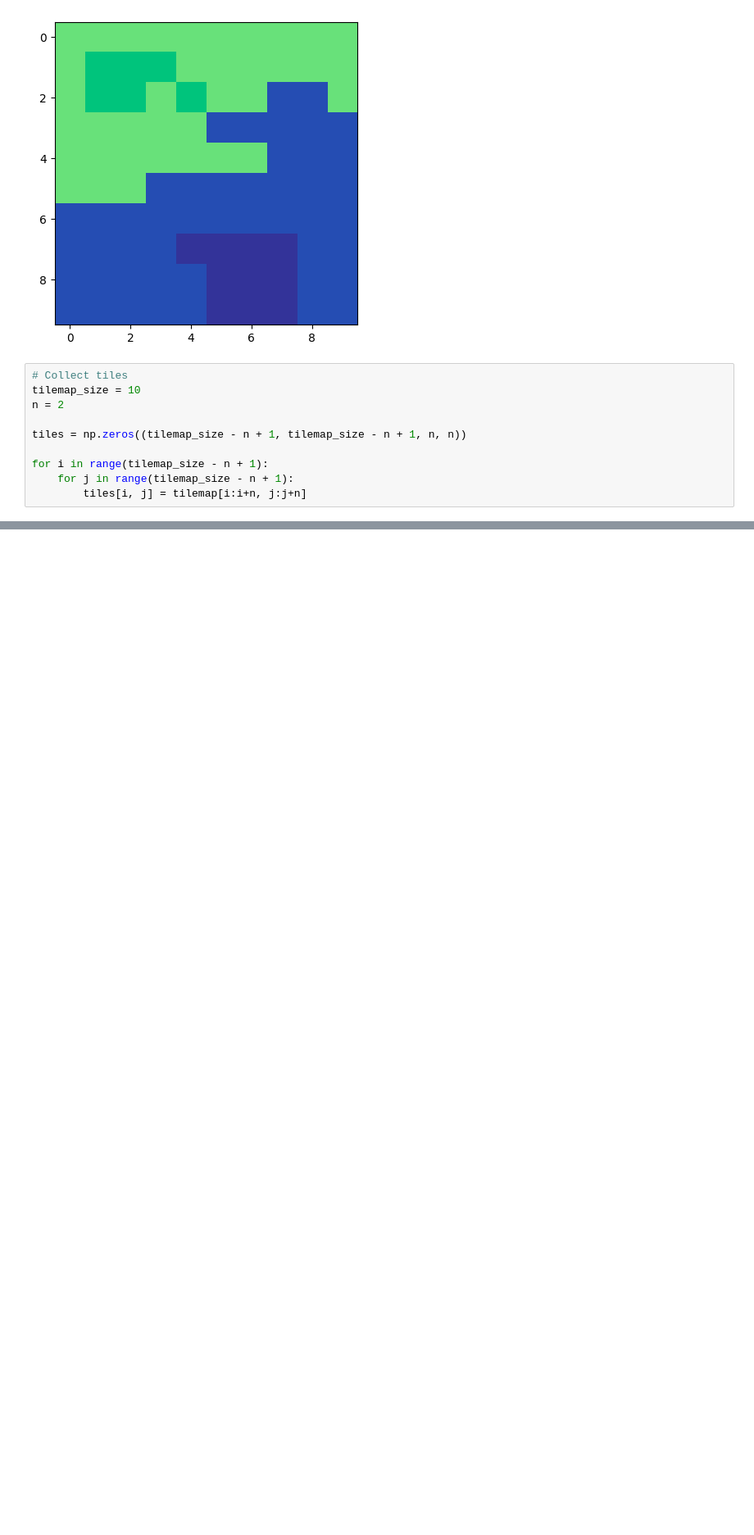
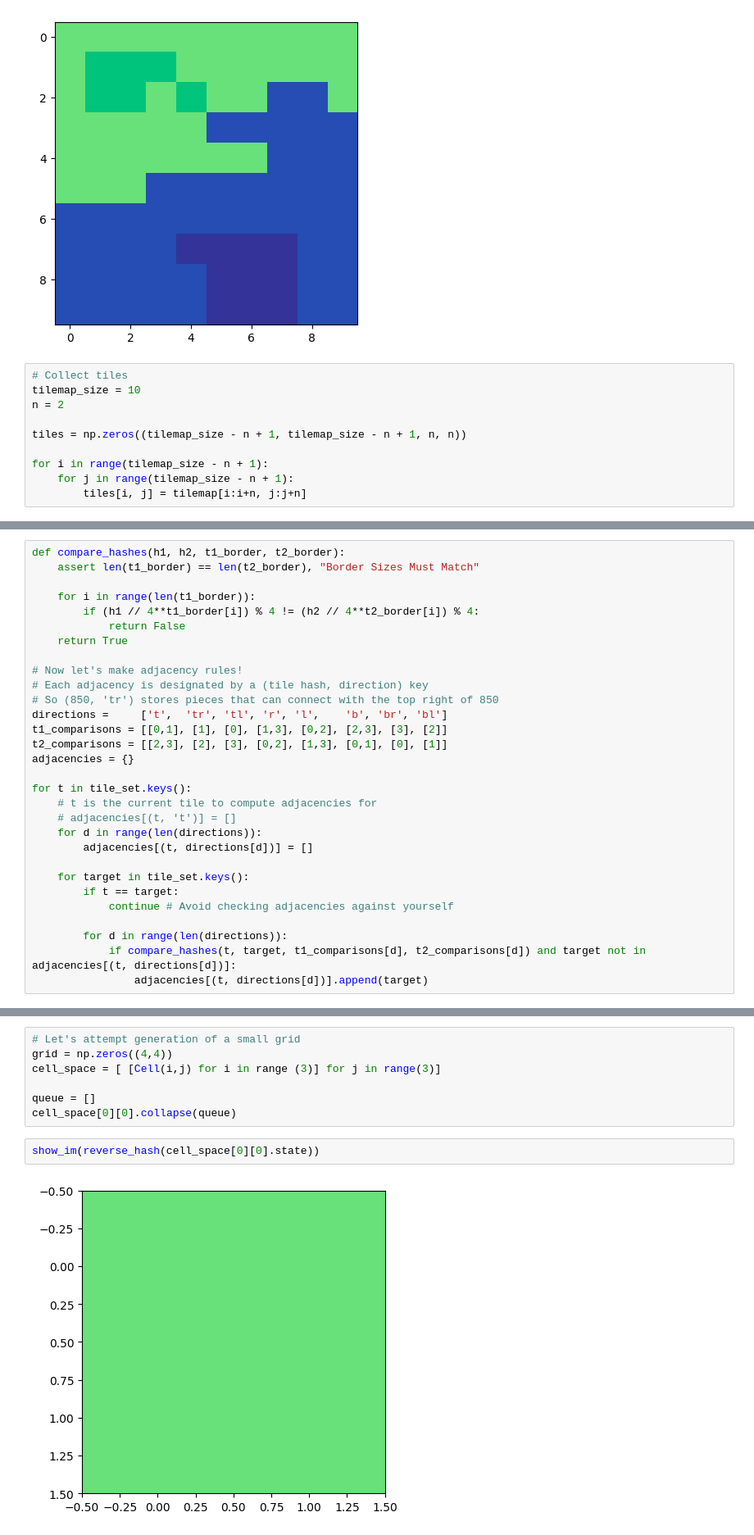
Before and after one commit to NathanLaCrosse/WorldGen, a Jupyter notebook: WFCExperiment.ipynb, the cells around one changed output, grey strips where cells are left out. Shown at 82% size. Cells and saved outputs as stored; diff of their text form; blank space fills up the shorter version.

```diff
--- a/WFCExperiment.ipynb
+++ b/WFCExperiment.ipynb
@@ -56,0 +93,30 @@ ValueError: The truth value of an array with more than one element is ambiguous.
+# %%
+def compare_hashes(h1, h2, t1_border, t2_border):
+    assert len(t1_border) == len(t2_border), "Border Sizes Must Match"
+
+    for i in range(len(t1_border)):
+        if (h1 // 4**t1_border[i]) % 4 != (h2 // 4**t2_border[i]) % 4:
+            return False
+    return True
+
+# Now let's make adjacency rules!
+# Each adjacency is designated by a (tile hash, direction) key
+# So (850, 'tr') stores pieces that can connect with the top right of 850
+directions =     ['t',  'tr', 'tl', 'r', 'l',    'b', 'br', 'bl']
+t1_comparisons = [[0,1], [1], [0], [1,3], [0,2], [2,3], [3], [2]]
+t2_comparisons = [[2,3], [2], [3], [0,2], [1,3], [0,1], [0], [1]]
+adjacencies = {}
+
+for t in tile_set.keys():
+    # t is the current tile to compute adjacencies for
+    # adjacencies[(t, 't')] = []
+    for d in range(len(directions)):
+        adjacencies[(t, directions[d])] = []
+
+    for target in tile_set.keys():
+        if t == target:
+            continue # Avoid checking adjacencies against yourself
+
+        for d in range(len(directions)):
+            if compare_hashes(t, target, t1_comparisons[d], t2_comparisons[d]) and target not in adjacencies[(t, directions[d])]:
+                adjacencies[(t, directions[d])].append(target)
@@ -56,0 +226,11 @@ ValueError: The truth value of an array with more than one element is ambiguous.
+# %%
+# Let's attempt generation of a small grid
+grid = np.zeros((4,4))
+cell_space = [ [Cell(i,j) for i in range (3)] for j in range(3)]
+
+queue = []
+cell_space[0][0].collapse(queue)
+# %%
+show_im(reverse_hash(cell_space[0][0].state))
+# %% [output]
+[figure, added]
```
Also changed, not shown: parts of 19 cells of this notebook.
